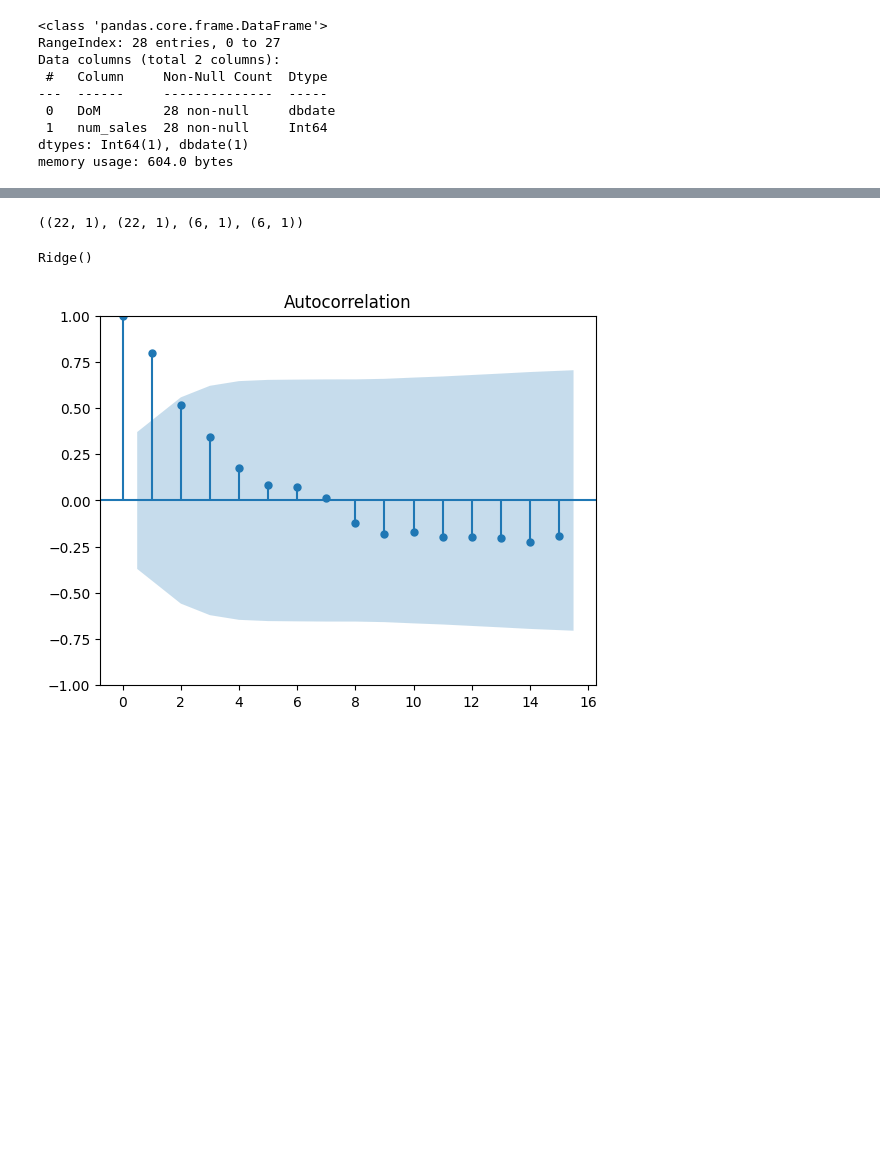
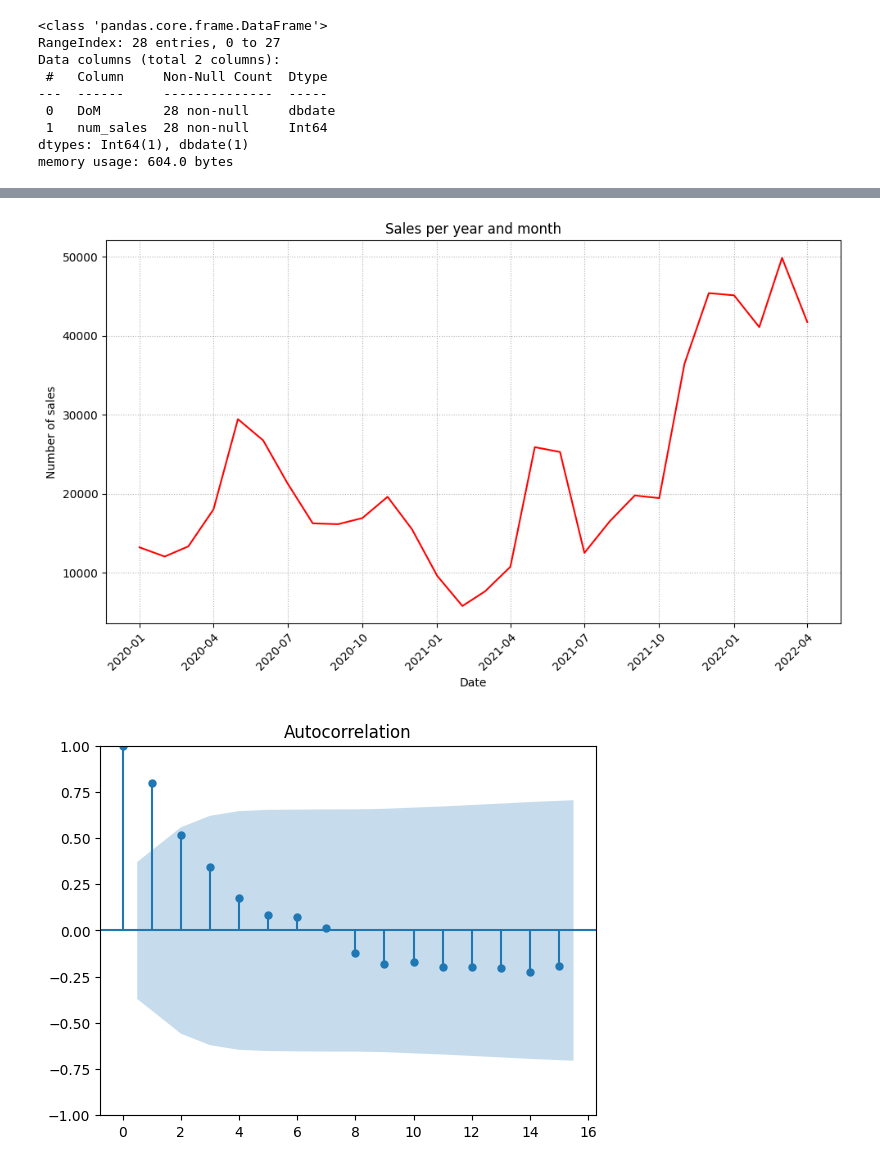
Before and after one commit to avarlotta/time-series-forecasting, a Jupyter notebook: forecasting_model.ipynb, the cells around one changed output, grey strips where cells are left out. Cells and saved outputs as stored; diff of their text form; code cells hidden in the pictures; blank space fills up the shorter version.

```diff
--- a/forecasting_model.ipynb
+++ b/forecasting_model.ipynb
@@ -102,8 +56,0 @@ y_test = y_test.values.reshape(-1, 1)
-# %%
-X_train.shape, y_train.shape, X_test.shape, y_test.shape
-# %% [output]
-((22, 1), (22, 1), (6, 1), (6, 1))
-# %%
-rr.fit(X_train, y_train)
-# %% [output]
-Ridge()
@@ -112,3 +57,14 @@ from statsmodels.graphics.tsaplots import plot_acf, plot_pacf
+# %%
+fig, ax = plt.subplots(figsize=(10, 6))
+ax.plot(df.DoM, df.num_sales, color='red')
+ax.set_xlabel('Date')
+ax.set_ylabel('Number of sales')
+ax.set_title('Sales per year and month')
+plt.setp(ax.get_xticklabels(), ha="right", rotation_mode="anchor", rotation=45)
+plt.grid(linestyle=':')
+plt.tight_layout();
+# %% [output]
+[figure, added]
 # %%
 plot_acf(df.num_sales)
 # %% [output]
```
Also changed, not shown: parts of 12 cells of this notebook.
